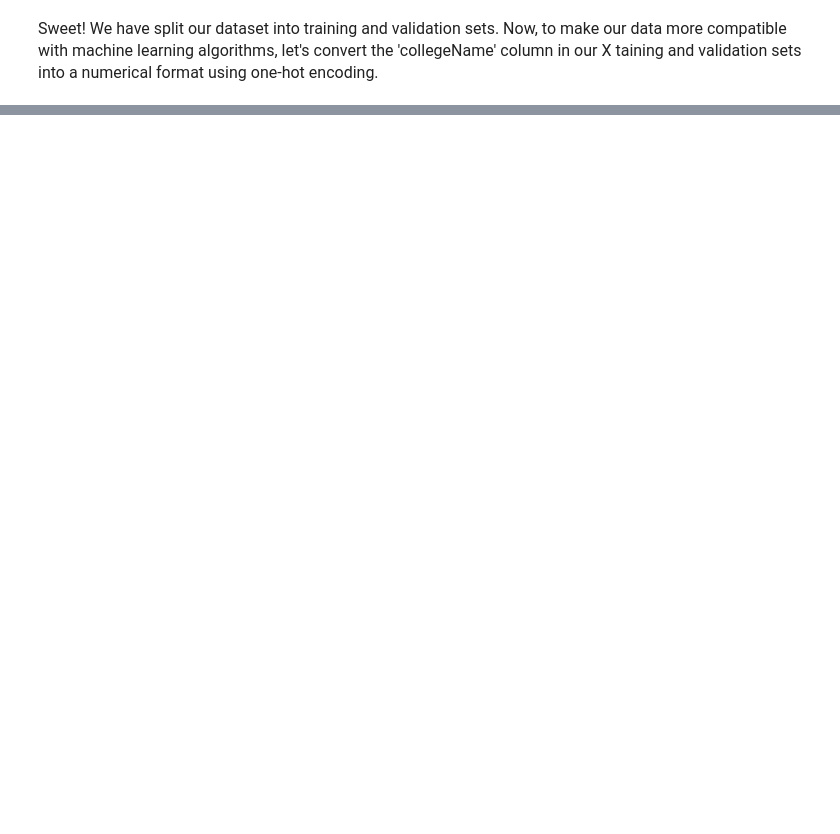
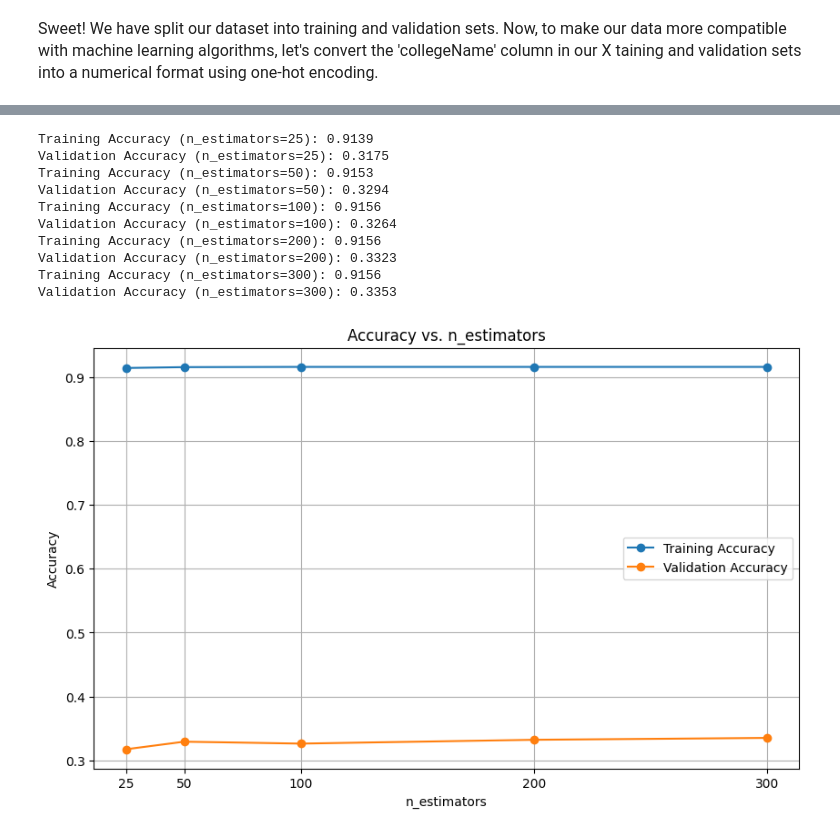
Before and after one commit to glaframb71/CS39AA-Project, a Jupyter notebook: 39aa-project-part-2.ipynb, the cells around one changed output, grey strips where cells are left out. Drawn from its saved outputs; the diff is of its cells as text; code cells hidden in the pictures; blank space fills up the shorter version.

```diff
--- a/39aa-project-part-2.ipynb
+++ b/39aa-project-part-2.ipynb
@@ -190,0 +171,57 @@ Validation Accuracy:  0.6024258760107817
+# %%
+from sklearn.ensemble import RandomForestClassifier
+from sklearn.metrics import accuracy_score
+import numpy as np
+import matplotlib.pyplot as plt
+
+# Define a range of n_estimators values to test
+n_estimators_values = [25, 50, 100, 200, 300]
+
+# Initialize lists to store accuracies
+train_accuracies = []
+val_accuracies = []
+
+# Iterate over the n_estimators values
+for n in n_estimators_values:
+    # Create and train the RandomForest model
+    model_rf = RandomForestClassifier(n_estimators=n, max_depth=None, random_state=42)
+    model_rf.fit(X_train_resampled, y_train_resampled)
+
+    # Make predictions on the training data
+    predictions_train_rf = model_rf.predict(X_train_resampled)
+    # Calculate training accuracy
+    train_accuracy = accuracy_score(y_train_resampled, predictions_train_rf)
+    train_accuracies.append(train_accuracy)
+
+    # Make predictions on the validation data
+    predictions_val_rf = model_rf.predict(X_val_encoded)
+    # Calculate validation accuracy
+    val_accuracy = accuracy_score(y_val, predictions_val_rf)
+    val_accuracies.append(val_accuracy)
+
+    print(f"Training Accuracy (n_estimators={n}): {train_accuracy:.4f}")
+    print(f"Validation Accuracy (n_estimators={n}): {val_accuracy:.4f}")
+
+# Plot the accuracies for different n_estimators values
+plt.figure(figsize=(10, 6))
+plt.plot(n_estimators_values, train_accuracies, marker='o', label='Training Accuracy')
+plt.plot(n_estimators_values, val_accuracies, marker='o', label='Validation Accuracy')
+plt.title('Accuracy vs. n_estimators')
+plt.xlabel('n_estimators')
+plt.ylabel('Accuracy')
+plt.xticks(n_estimators_values)
+plt.grid(True)
+plt.legend()
+plt.show()
+# %% [output]
+Training Accuracy (n_estimators=25): 0.9139
+Validation Accuracy (n_estimators=25): 0.3175
+Training Accuracy (n_estimators=50): 0.9153
+Validation Accuracy (n_estimators=50): 0.3294
+Training Accuracy (n_estimators=100): 0.9156
+Validation Accuracy (n_estimators=100): 0.3264
+Training Accuracy (n_estimators=200): 0.9156
+Validation Accuracy (n_estimators=200): 0.3323
+Training Accuracy (n_estimators=300): 0.9156
+Validation Accuracy (n_estimators=300): 0.3353
+[figure, added]
```
Also changed, not shown: parts of 9 cells of this notebook.
